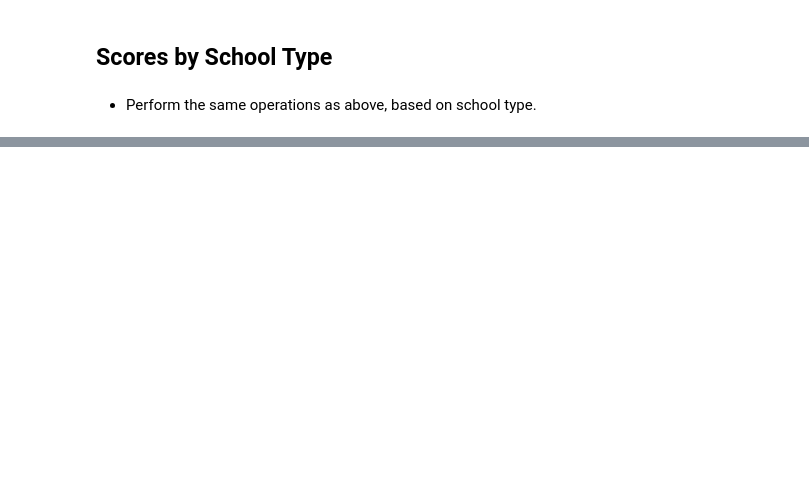
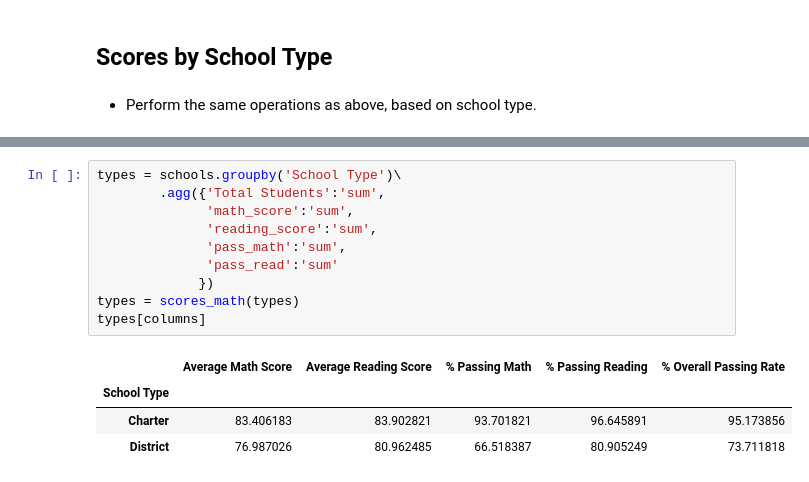
Before and after one commit to mtbulut/Pandas-Challenge-1, a Jupyter notebook: PyCitySchools/PyCitySchools_starter.ipynb, the cells around one changed output, grey strips where cells are left out. Saved outputs shown, nothing was run; the diff lists cells and outputs as text; blank space fills up the shorter version.

```diff
--- a/PyCitySchools/PyCitySchools_starter.ipynb
+++ b/PyCitySchools/PyCitySchools_starter.ipynb
@@ -274,0 +275,15 @@ group_names = ["Small (<1000)", "Medium (1000-2000)", "Large (2000-5000)"]
+# %%
+types = schools.groupby('School Type')\
+        .agg({'Total Students':'sum',
+              'math_score':'sum',
+              'reading_score':'sum',
+              'pass_math':'sum',
+              'pass_read':'sum'
+             })
+types = scores_math(types)
+types[columns]
+# %% [output]
+|  | Average Math Score | Average Reading Score | % Passing Math | % Passing Reading | % Overall Passing Rate |
+| School Type |  |  |  |  |  |
+| Charter | 83.406183 | 83.902821 | 93.701821 | 96.645891 | 95.173856 |
+| District | 76.987026 | 80.962485 | 66.518387 | 80.905249 | 73.711818 |
```
Also changed, not shown: parts of 13 cells of this notebook.
